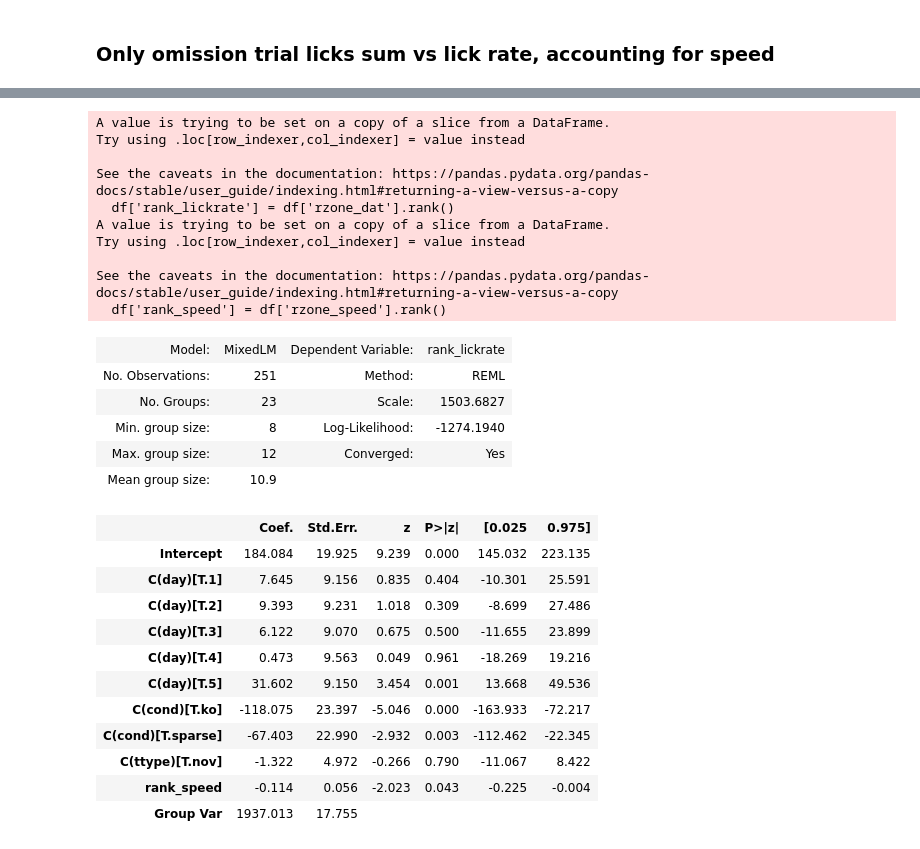
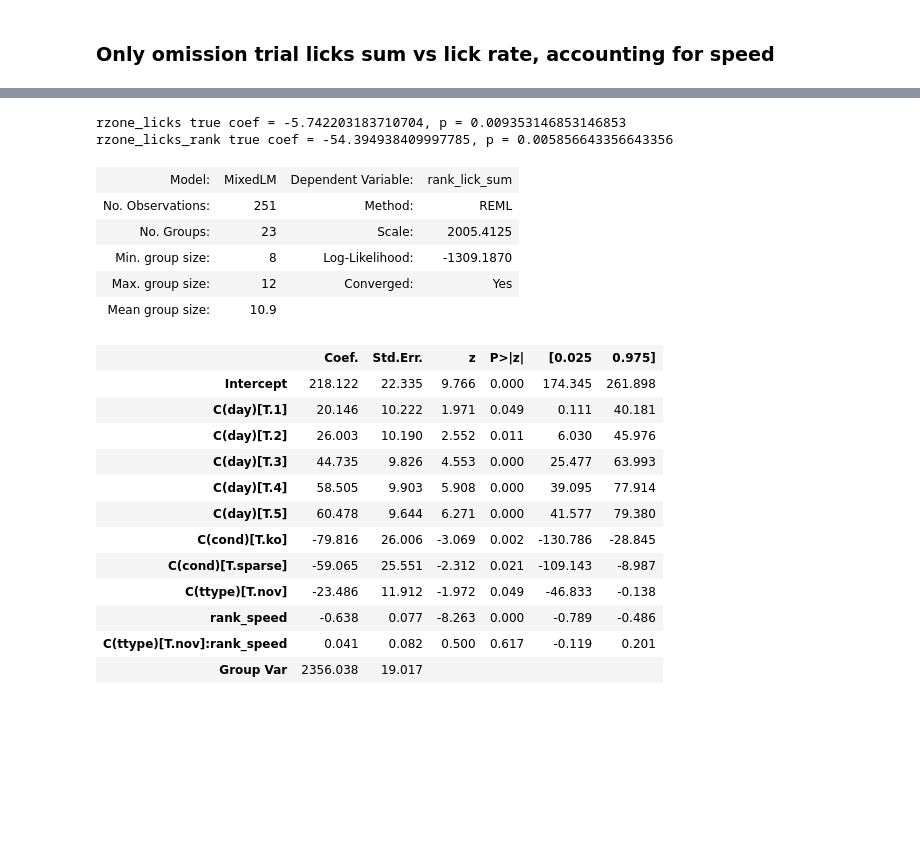
Before and after one commit to GiocomoLab/STX3KO_analyses, a Jupyter notebook: notebooks/figure1/lick_rate.ipynb, the cells around one changed output, grey strips where cells are left out. Saved outputs shown, nothing was run; the diff lists cells and outputs as text; code cells hidden in the pictures; blank space fills up the shorter version.

```diff
--- a/notebooks/figure1/lick_rate.ipynb
+++ b/notebooks/figure1/lick_rate.ipynb
@@ -27,10 +27,3 @@ plt.rcParams['pdf.fonttype']=42
 # %%
 figdir = pathlib.Path('/mnt/BigDisk/fig_scratch/stx3/fig1_licks')
 figdir.mkdir(exist_ok=True, parents=True)
-# %%
-mouse = ctrl_mice[1]
-day = 5
-sess = stx.utilities.load_vr_day(mouse, day,verbose = False, pkldir = '/mnt/BigDisk/YMaze_VR_Pkls/', trial_mat_keys=['reward',])
-
-
-sess.trial_matrices.keys()
@@ -905,11 +903,11 @@ def make_rzone_dataframe(lick_key, mean=False, omit_only =False):
                     licks = sess.trial_matrices[lick_key][trial_mask,:]
                     speed = sess.trial_matrices['speed'][trial_mask,:]
                     if mean:
-                        rzone_dat = np.nanmean(licks[:,rzone-1:rzone+3], axis=0).mean()
+                        rzone_dat = np.nanmean(licks[:,rzone-5:rzone+3], axis=0).mean()
                     else:
-                        rzone_dat = np.nanmean(licks[:,rzone-1:rzone+3], axis=0).sum()
+                        rzone_dat = np.nanmean(licks[:,rzone-5:rzone+3], axis=0).sum()
 
-                    rzone_speed = np.nanmean(speed[:,rzone-1:rzone+3], axis=0).mean()
+                    rzone_speed = np.nanmean(speed[:,rzone-5:rzone+3], axis=0).mean()
 
                     rzone_plot_vec = np.nanmean(licks[:,rzone-10:rzone+3], axis=0)
 
@@ -923,8 +921,8 @@ def make_rzone_dataframe(lick_key, mean=False, omit_only =False):
                                 })
     return pd.DataFrame(rows)
 # %%
-df = make_rzone_dataframe('licks_rate', mean=True, omit_only=True)
-plot_each_day(df,'licks_rate', maxy=7,save=False)
+df = make_rzone_dataframe('licks_sum', mean=False, omit_only=True)
+plot_each_day(df,'licks_sum', maxy=10,save=True)
 # %% [output]
 0
 4467331.1
@@ -1044,43 +1131,52 @@ df
+# %%
+import pickle
+with open('/home/mplitt/shuffle_pkls/probe_trial_licks_sum_mixedlm_shuffle.pkl', 'rb') as file:
+        model_shuff_results = pickle.load(file)
+
+for stat in model_shuff_results.keys():
+
+    true_coef = model_shuff_results[stat]['genotype coef.']
+    shuff_coefs = model_shuff_results[stat]['shuffle genotype coef.']
+    p = (true_coef>shuff_coefs).sum()/float(shuff_coefs.shape[0])
+    print(f"{stat} true coef = {true_coef}, p = {p} ")
+# %% [output]
+rzone_licks true coef = -5.742203183710704, p = 0.009353146853146853
+rzone_licks_rank true coef = -54.394938409997785, p = 0.005856643356643356
 # %%
 df = df.dropna()
 # %%
 import statsmodels.formula.api as smf
 
-df['rank_lickrate'] = df['rzone_dat'].rank()
+df['rank_lick_sum'] = df['rzone_dat'].rank()
 df['rank_speed'] = df['rzone_speed'].rank()
-mdl = smf.mixedlm('rank_lickrate ~   C(day) +  C(cond) + C(ttype) + rank_speed', df, groups=df['mouse'])
+df_tmp = df.copy()
+# df_tmp = df_tmp[df_tmp['ttype'] == 'fam']
+# mdl = smf.mixedlm('rank_lick_sum ~   C(day) +  C(cond) + C(ttype) ', df, groups=df['mouse'])
+# mdl = smf.mixedlm('rank_lick_sum ~   C(day) +  C(cond) + C(ttype) + rzone_speed', df, groups=df['mouse'])
+mdl = smf.mixedlm('rank_lick_sum ~   C(day) +  C(cond) + C(ttype) * rank_speed', df_tmp, groups=df_tmp['mouse'])
 mdl_result = mdl.fit()
 
 mdl_result.summary()
 # %% [output]
-A value is trying to be set on a copy of a slice from a DataFrame.
-Try using .loc[row_indexer,col_indexer] = value instead
-
-See the caveats in the documentation: https://pandas.pydata.org/pandas-docs/stable/user_guide/indexing.html#returning-a-view-versus-a-copy
-  df['rank_lickrate'] = df['rzone_dat'].rank()
-A value is trying to be set on a copy of a slice from a DataFrame.
-Try using .loc[row_indexer,col_indexer] = value instead
-
-See the caveats in the documentation: https://pandas.pydata.org/pandas-docs/stable/user_guide/indexing.html#returning-a-view-versus-a-copy
-  df['rank_speed'] = df['rzone_speed'].rank()
-| Model: | MixedLM | Dependent Variable: | rank_lickrate |
+| Model: | MixedLM | Dependent Variable: | rank_lick_sum |
 | No. Observations: | 251 | Method: | REML |
-| No. Groups: | 23 | Scale: | 1503.6827 |
-| Min. group size: | 8 | Log-Likelihood: | -1274.1940 |
+| No. Groups: | 23 | Scale: | 2005.4125 |
+| Min. group size: | 8 | Log-Likelihood: | -1309.1870 |
 | Max. group size: | 12 | Converged: | Yes |
 | Mean group size: | 10.9 |  |  |
 |  | Coef. | Std.Err. | z | P>|z| | [0.025 | 0.975] |
-| Intercept | 184.084 | 19.925 | 9.239 | 0.000 | 145.032 | 223.135 |
-| C(day)[T.1] | 7.645 | 9.156 | 0.835 | 0.404 | -10.301 | 25.591 |
-| C(day)[T.2] | 9.393 | 9.231 | 1.018 | 0.309 | -8.699 | 27.486 |
-| C(day)[T.3] | 6.122 | 9.070 | 0.675 | 0.500 | -11.655 | 23.899 |
-| C(day)[T.4] | 0.473 | 9.563 | 0.049 | 0.961 | -18.269 | 19.216 |
-| C(day)[T.5] | 31.602 | 9.150 | 3.454 | 0.001 | 13.668 | 49.536 |
-| C(cond)[T.ko] | -118.075 | 23.397 | -5.046 | 0.000 | -163.933 | -72.217 |
-| C(cond)[T.sparse] | -67.403 | 22.990 | -2.932 | 0.003 | -112.462 | -22.345 |
-| C(ttype)[T.nov] | -1.322 | 4.972 | -0.266 | 0.790 | -11.067 | 8.422 |
-| rank_speed | -0.114 | 0.056 | -2.023 | 0.043 | -0.225 | -0.004 |
-| Group Var | 1937.013 | 17.755 |  |  |  |  |
+| Intercept | 218.122 | 22.335 | 9.766 | 0.000 | 174.345 | 261.898 |
+| C(day)[T.1] | 20.146 | 10.222 | 1.971 | 0.049 | 0.111 | 40.181 |
+| C(day)[T.2] | 26.003 | 10.190 | 2.552 | 0.011 | 6.030 | 45.976 |
+| C(day)[T.3] | 44.735 | 9.826 | 4.553 | 0.000 | 25.477 | 63.993 |
+| C(day)[T.4] | 58.505 | 9.903 | 5.908 | 0.000 | 39.095 | 77.914 |
+| C(day)[T.5] | 60.478 | 9.644 | 6.271 | 0.000 | 41.577 | 79.380 |
+| C(cond)[T.ko] | -79.816 | 26.006 | -3.069 | 0.002 | -130.786 | -28.845 |
+| C(cond)[T.sparse] | -59.065 | 25.551 | -2.312 | 0.021 | -109.143 | -8.987 |
+| C(ttype)[T.nov] | -23.486 | 11.912 | -1.972 | 0.049 | -46.833 | -0.138 |
+| rank_speed | -0.638 | 0.077 | -8.263 | 0.000 | -0.789 | -0.486 |
+| C(ttype)[T.nov]:rank_speed | 0.041 | 0.082 | 0.500 | 0.617 | -0.119 | 0.201 |
+| Group Var | 2356.038 | 19.017 |  |  |  |  |
 # %%
 import statsmodels.api as sm
 from scipy.stats import shapiro, normaltest, anderson
```
Also changed, not shown: parts of 22 cells of this notebook, 9 other files.
